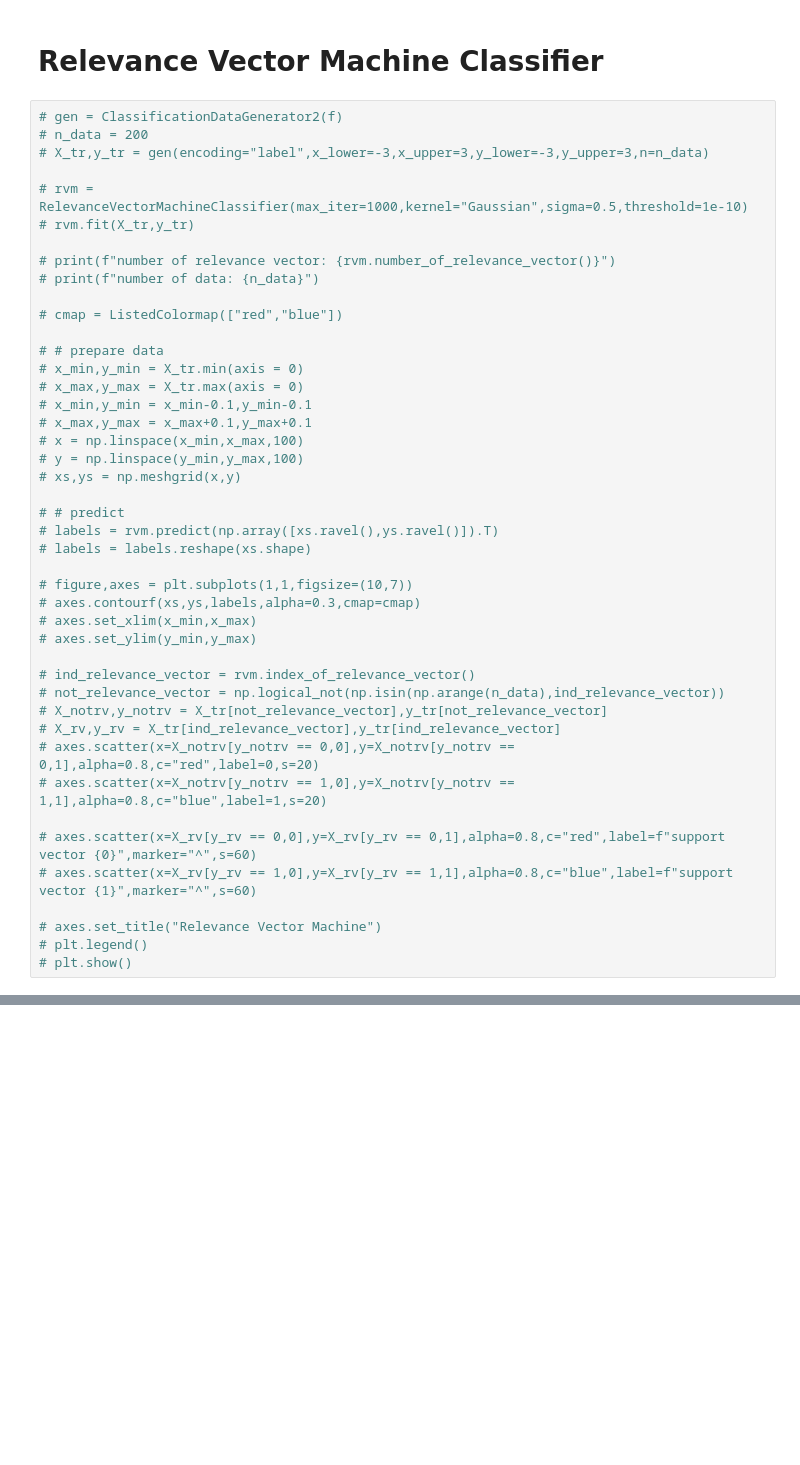
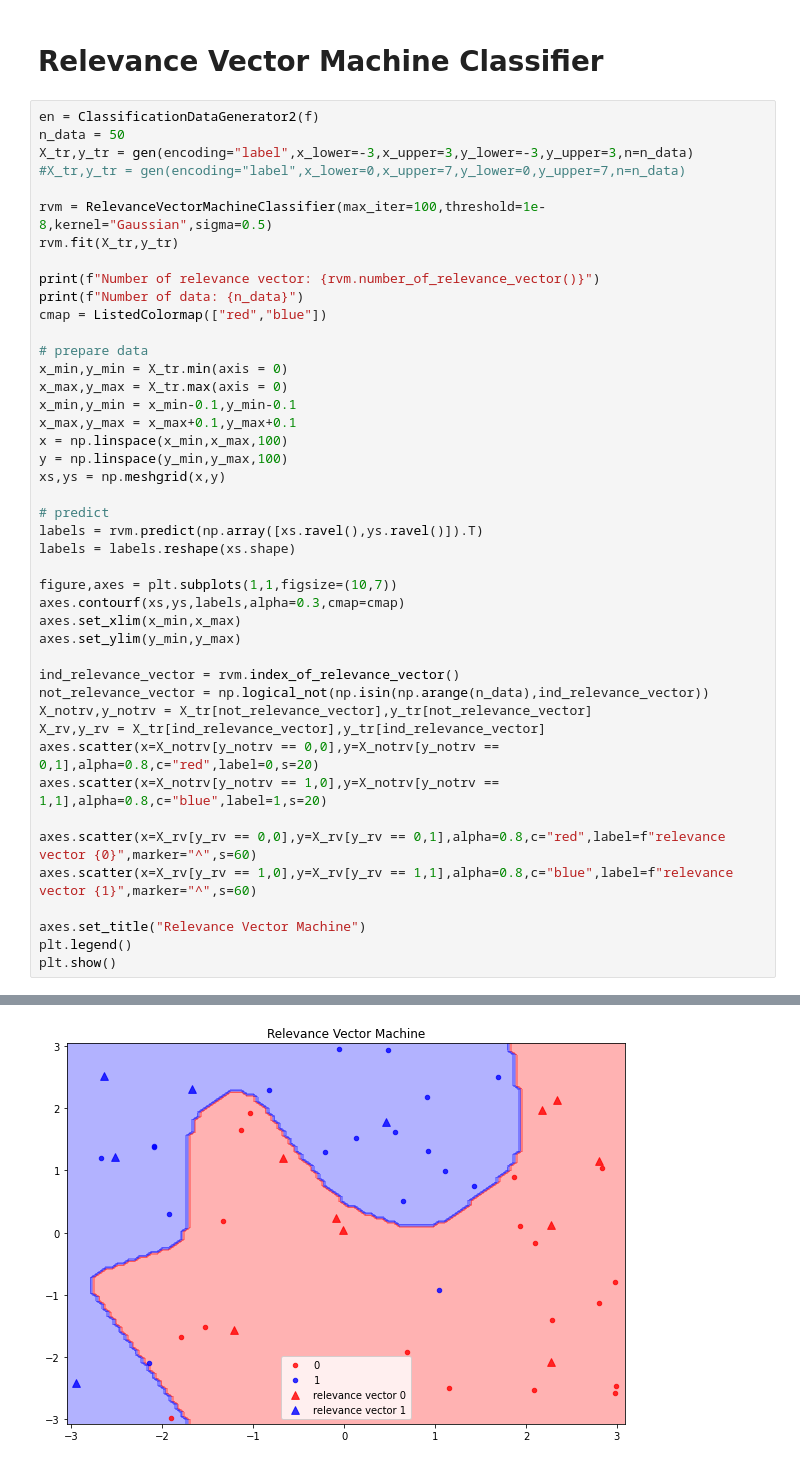
Before and after one commit to negRhlk/PRML, a Jupyter notebook: chapter7_short_ver.ipynb, the cells around one changed output, grey strips where cells are left out. Saved outputs shown, nothing was run; the diff lists cells and outputs as text; blank space fills up the shorter version.

```diff
--- a/chapter7_short_ver.ipynb
+++ b/chapter7_short_ver.ipynb
@@ -115,46 +117,47 @@ RMSE : 0.04158525397792714
 # %% [markdown]
 # Relevance Vector Machine Classifier
 # %%
-# gen = ClassificationDataGenerator2(f)
-# n_data = 200
-# X_tr,y_tr = gen(encoding="label",x_lower=-3,x_upper=3,y_lower=-3,y_upper=3,n=n_data)
+en = ClassificationDataGenerator2(f)
+n_data = 50
+X_tr,y_tr = gen(encoding="label",x_lower=-3,x_upper=3,y_lower=-3,y_upper=3,n=n_data)
+#X_tr,y_tr = gen(encoding="label",x_lower=0,x_upper=7,y_lower=0,y_upper=7,n=n_data)
 
-# rvm = RelevanceVectorMachineClassifier(max_iter=1000,kernel="Gaussian",sigma=0.5,threshold=1e-10)
-# rvm.fit(X_tr,y_tr)
+rvm = RelevanceVectorMachineClassifier(max_iter=100,threshold=1e-8,kernel="Gaussian",sigma=0.5)
+rvm.fit(X_tr,y_tr)
 
-# print(f"number of relevance vector: {rvm.number_of_relevance_vector()}")
-# print(f"number of data: {n_data}")
+print(f"Number of relevance vector: {rvm.number_of_relevance_vector()}")
+print(f"Number of data: {n_data}")
+cmap = ListedColormap(["red","blue"])
 
-# cmap = ListedColormap(["red","blue"])
+# prepare data
+x_min,y_min = X_tr.min(axis = 0)
+x_max,y_max = X_tr.max(axis = 0)
+x_min,y_min = x_min-0.1,y_min-0.1
+x_max,y_max = x_max+0.1,y_max+0.1
+x = np.linspace(x_min,x_max,100)
+y = np.linspace(y_min,y_max,100)
+xs,ys = np.meshgrid(x,y)
 
-# # prepare data
-# x_min,y_min = X_tr.min(axis = 0)
-# x_max,y_max = X_tr.max(axis = 0)
-# x_min,y_min = x_min-0.1,y_min-0.1
-# x_max,y_max = x_max+0.1,y_max+0.1
-# x = np.linspace(x_min,x_max,100)
-# y = np.linspace(y_min,y_max,100)
-# xs,ys = np.meshgrid(x,y)
+# predict
+labels = rvm.predict(np.array([xs.ravel(),ys.ravel()]).T)
+labels = labels.reshape(xs.shape)
 
-# # predict
-# labels = rvm.predict(np.array([xs.ravel(),ys.ravel()]).T)
-# labels = labels.reshape(xs.shape)
+figure,axes = plt.subplots(1,1,figsize=(10,7))
+axes.contourf(xs,ys,labels,alpha=0.3,cmap=cmap)
+axes.set_xlim(x_min,x_max)
+axes.set_ylim(y_min,y_max)
 
-# figure,axes = plt.subplots(1,1,figsize=(10,7))
-# axes.contourf(xs,ys,labels,alpha=0.3,cmap=cmap)
-# axes.set_xlim(x_min,x_max)
-# axes.set_ylim(y_min,y_max)
+ind_relevance_vector = rvm.index_of_relevance_vector()
+not_relevance_vector = np.logical_not(np.isin(np.arange(n_data),ind_relevance_vector))
+X_notrv,y_notrv = X_tr[not_relevance_vector],y_tr[not_relevance_vector]
+X_rv,y_rv = X_tr[ind_relevance_vector],y_tr[ind_relevance_vector]
+axes.scatter(x=X_notrv[y_notrv == 0,0],y=X_notrv[y_notrv == 0,1],alpha=0.8,c="red",label=0,s=20)
+axes.scatter(x=X_notrv[y_notrv == 1,0],y=X_notrv[y_notrv == 1,1],alpha=0.8,c="blue",label=1,s=20)
 
-# ind_relevance_vector = rvm.index_of_relevance_vector()
-# not_relevance_vector = np.logical_not(np.isin(np.arange(n_data),ind_relevance_vector))
-# X_notrv,y_notrv = X_tr[not_relevance_vector],y_tr[not_relevance_vector]
-# X_rv,y_rv = X_tr[ind_relevance_vector],y_tr[ind_relevance_vector]
-# axes.scatter(x=X_notrv[y_notrv == 0,0],y=X_notrv[y_notrv == 0,1],alpha=0.8,c="red",label=0,s=20)
-# axes.scatter(x=X_notrv[y_notrv == 1,0],y=X_notrv[y_notrv == 1,1],alpha=0.8,c="blue",label=1,s=20)
+axes.scatter(x=X_rv[y_rv == 0,0],y=X_rv[y_rv == 0,1],alpha=0.8,c="red",label=f"relevance vector {0}",marker="^",s=60)
+axes.scatter(x=X_rv[y_rv == 1,0],y=X_rv[y_rv == 1,1],alpha=0.8,c="blue",label=f"relevance vector {1}",marker="^",s=60)
 
-# axes.scatter(x=X_rv[y_rv == 0,0],y=X_rv[y_rv == 0,1],alpha=0.8,c="red",label=f"support vector {0}",marker="^",s=60)
-# axes.scatter(x=X_rv[y_rv == 1,0],y=X_rv[y_rv == 1,1],alpha=0.8,c="blue",label=f"support vector {1}",marker="^",s=60)
-
-# axes.set_title("Relevance Vector Machine")
-# plt.legend()
-# plt.show()
+axes.set_title("Relevance Vector Machine")
+plt.legend()
+plt.show()
+# %% [output]
@@ -160,0 +166 @@ RMSE : 0.04158525397792714
+[figure, added]
```
Also changed, not shown: parts of 5 cells of this notebook, 1 other file.
